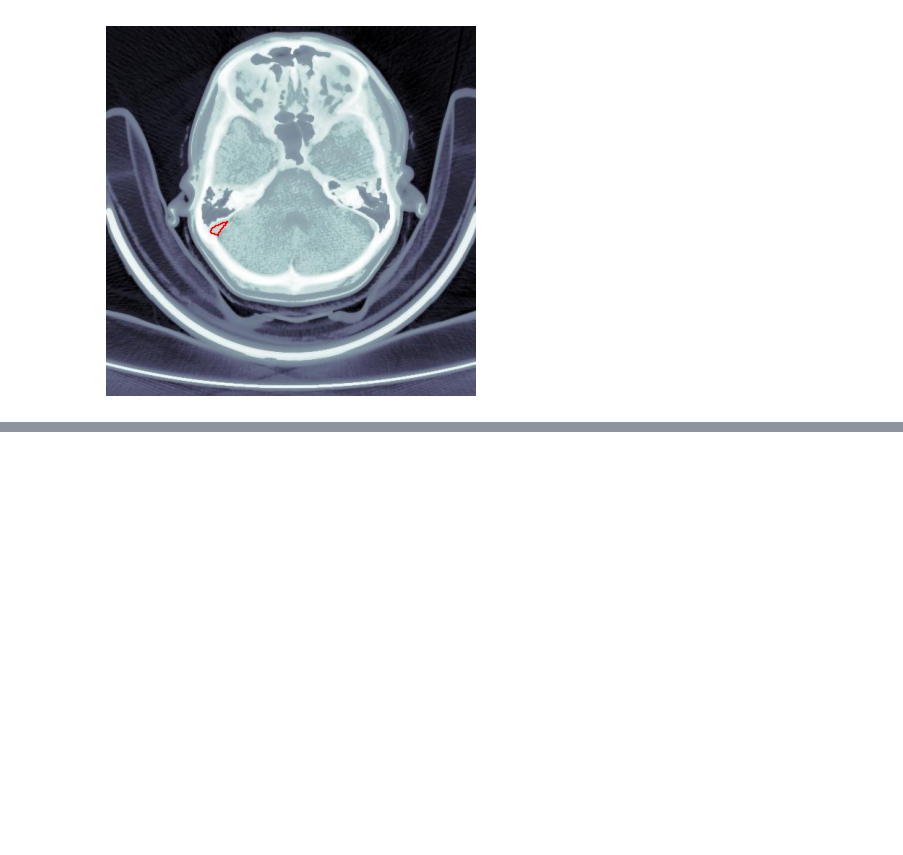
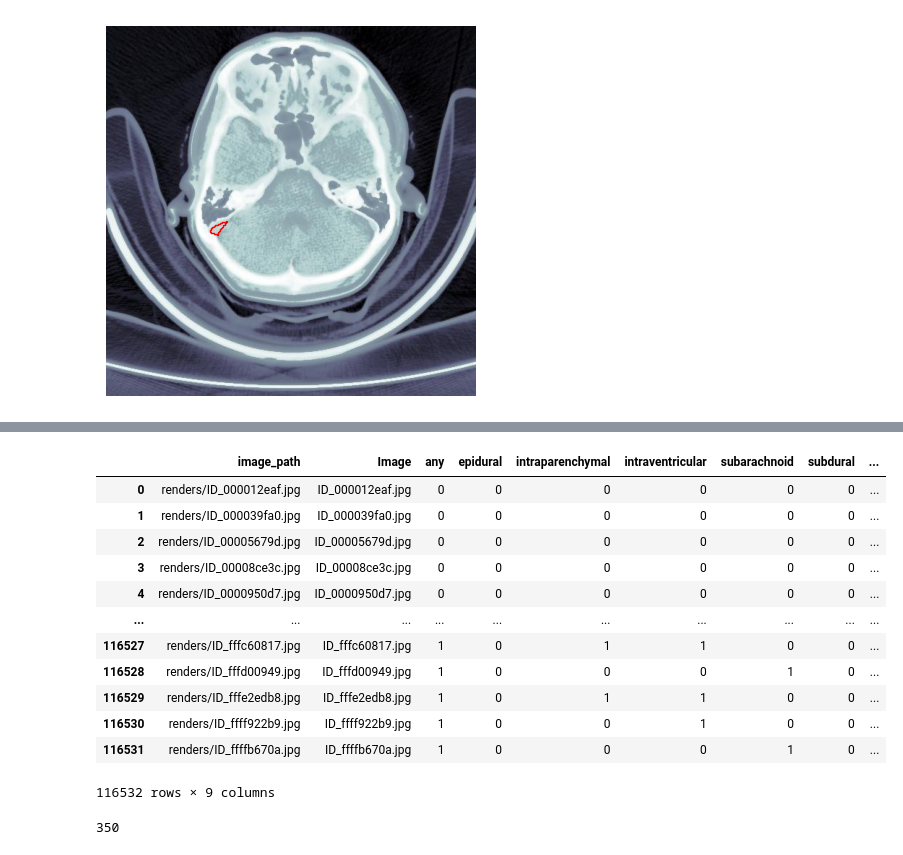
Before and after one commit to jasmineliu0114/MATH4570_Final_Project, a Jupyter notebook: Matrix methods project.ipynb, the cells around one changed output, grey strips where cells are left out. Drawn from its saved outputs; the diff is of its cells as text; code cells hidden in the pictures; blank space fills up the shorter version.

```diff
--- a/Matrix methods project.ipynb
+++ b/Matrix methods project.ipynb
@@ -71,0 +165,76 @@ plt.show()
+# %%
+clabels = unique_labels_with_paths.dropna()
+clabels.reset_index(drop = True, inplace = True)
+display(clabels)
+# %% [output]
+|  | image_path | Image | any | epidural | intraparenchymal | intraventricular | subarachnoid | subdural | ... |
+| 0 | renders/ID_000012eaf.jpg | ID_000012eaf.jpg | 0 | 0 | 0 | 0 | 0 | 0 | ... |
+| 1 | renders/ID_000039fa0.jpg | ID_000039fa0.jpg | 0 | 0 | 0 | 0 | 0 | 0 | ... |
+| 2 | renders/ID_00005679d.jpg | ID_00005679d.jpg | 0 | 0 | 0 | 0 | 0 | 0 | ... |
+| 3 | renders/ID_00008ce3c.jpg | ID_00008ce3c.jpg | 0 | 0 | 0 | 0 | 0 | 0 | ... |
+| 4 | renders/ID_0000950d7.jpg | ID_0000950d7.jpg | 0 | 0 | 0 | 0 | 0 | 0 | ... |
+| ... | ... | ... | ... | ... | ... | ... | ... | ... | ... |
+| 116527 | renders/ID_fffc60817.jpg | ID_fffc60817.jpg | 1 | 0 | 1 | 1 | 0 | 0 | ... |
+| 116528 | renders/ID_fffd00949.jpg | ID_fffd00949.jpg | 1 | 0 | 0 | 0 | 1 | 0 | ... |
+| 116529 | renders/ID_fffe2edb8.jpg | ID_fffe2edb8.jpg | 1 | 0 | 1 | 1 | 0 | 0 | ... |
+| 116530 | renders/ID_ffff922b9.jpg | ID_ffff922b9.jpg | 1 | 0 | 0 | 1 | 0 | 0 | ... |
+| 116531 | renders/ID_ffffb670a.jpg | ID_ffffb670a.jpg | 1 | 0 | 0 | 0 | 1 | 0 | ... |
+116532 rows × 9 columns
+# %%
+import random
+
+# Seed the random number generator for reproducibility
+random.seed(42)
+
+# Create lists of images and their corresponding categories from the DataFrame
+image_filenames = list(clabels.Image)
+categories = list(clabels.category)
+
+# Lists to categorize images by type
+no_hemorrhage_images = []
+epidural_images = []
+intraparenchymal_images = []
+intraventricular_images = []
+subarachnoid_images = []
+subdural_images = []
+multiple_types_images = []
+
+# Categorize images into lists based on their hemorrhage type
+for index in range(len(categories)):
+    category = categories[index]
+    image_filename = image_filenames[index]
+
+    if category == 0:
+        no_hemorrhage_images.append(image_filename)
+    elif category == 1:
+        epidural_images.append(image_filename)
+    elif category == 2:
+        intraparenchymal_images.append(image_filename)
+    elif category == 3:
+        intraventricular_images.append(image_filename)
+    elif category == 4:
+        subarachnoid_images.append(image_filename)
+    elif category == 5:
+        subdural_images.append(image_filename)
+    elif category == 6:
+        multiple_types_images.append(image_filename)
+
+# Randomly sample images from each category to create a balanced dataset
+sample_no_hemorrhage = random.sample(no_hemorrhage_images, k=50)
+sample_epidural = random.sample(epidural_images, k=50)
+sample_intraparenchymal = random.sample(intraparenchymal_images, k=50)
+sample_intraventricular = random.sample(intraventricular_images, k=50)
+sample_subarachnoid = random.sample(subarachnoid_images, k=50)
+sample_subdural = random.sample(subdural_images, k=50)
+sample_multiple_types = random.sample(multiple_types_images, k=50)
+
+# Combine all the samples into one list
+balanced_image_sample = (sample_no_hemorrhage + sample_epidural +
+                         sample_intraparenchymal + sample_intraventricular +
+                         sample_subarachnoid + sample_subdural +
+                         sample_multiple_types)
+
+# Print the total number of images in the balanced sample
+print(len(balanced_image_sample))
+# %% [output]
+350
```
Also changed, not shown: parts of 25 cells of this notebook.
